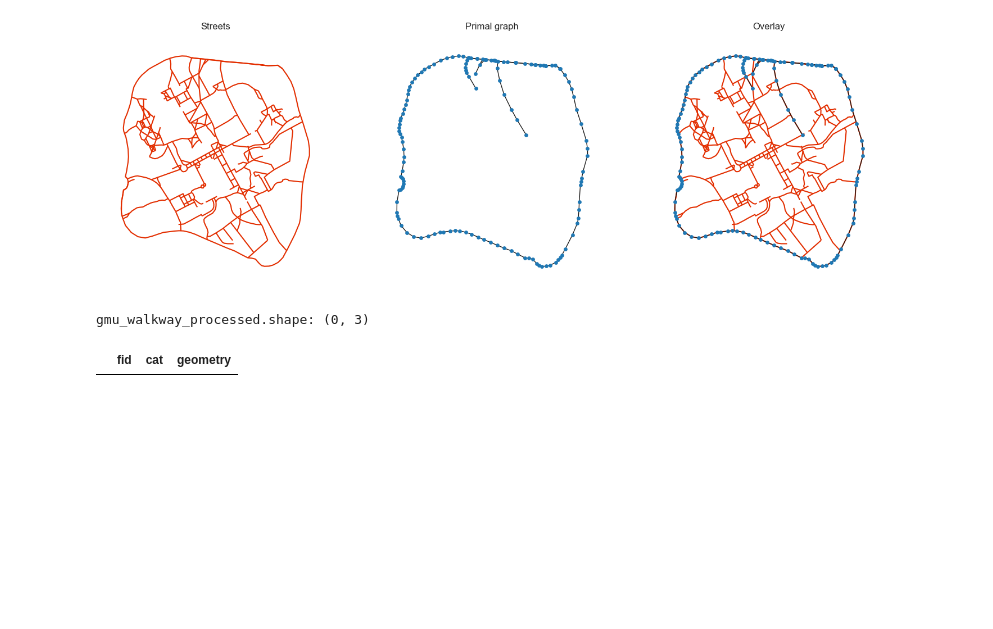
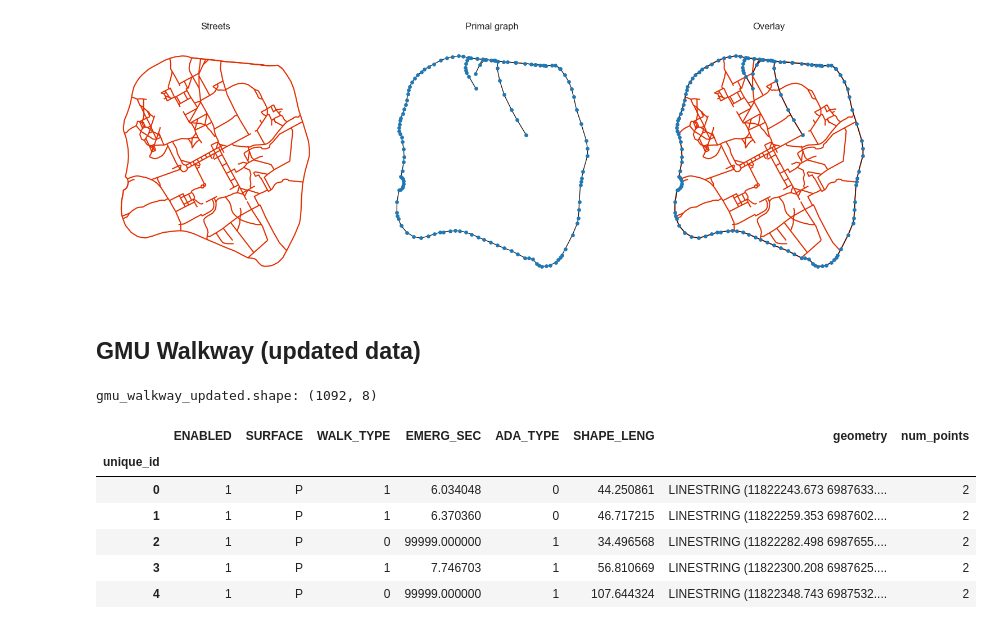
Before and after one commit to wang-boyu/agents-and-networks-in-python, a Jupyter notebook: notebooks/3.0 - Linestrings and Networks.ipynb, the cells around one changed output. Cells and saved outputs as stored; diff of their text form; code cells hidden in the pictures; blank space fills up the shorter version.

Commit message:
fix gmu walkway data

```diff
--- a/notebooks/3.0 - Linestrings and Networks.ipynb
+++ b/notebooks/3.0 - Linestrings and Networks.ipynb
@@ -259,11 +259,21 @@ gmu_walkway.plot(color='#e32e00', ax=ax[2], zorder=-1, aspect=1)
 nx.draw(gmu_walkway_network.nx_graph, {n: [n[0], n[1]] for n in list(gmu_walkway_network.nx_graph.nodes)}, ax=ax[2], node_size=15)
 # %% [output]
 [figure]
+# %% [markdown]
+## GMU Walkway (updated data)
 # %%
-gmu_walkway_processed = gpd.read_file("../data/processed/gmu/Mason_walkway_line.shp")
+gmu_walkway_updated = gpd.read_file("../data/raw/gmu/Mason_walkway_line.shp")
+gmu_walkway_updated.index.name = "unique_id"
+gmu_walkway_updated["num_points"] = gmu_walkway_updated.apply(lambda row: len(row["geometry"].coords), axis=1)
 
-print(f"gmu_walkway_processed.shape: {gmu_walkway_processed.shape}")
-gmu_walkway_processed.head()
+print(f"gmu_walkway_updated.shape: {gmu_walkway_updated.shape}")
+gmu_walkway_updated.head()
 # %% [output]
-gmu_walkway_processed.shape: (0, 3)
+gmu_walkway_updated.shape: (1092, 8)
-|  | fid | cat | geometry |
+|  | ENABLED | SURFACE | WALK_TYPE | EMERG_SEC | ADA_TYPE | SHAPE_LENG | geometry | num_points |
+| unique_id |  |  |  |  |  |  |  |  |
+| 0 | 1 | P | 1 | 6.034048 | 0 | 44.250861 | LINESTRING (11822243.673 6987633.... | 2 |
+| 1 | 1 | P | 1 | 6.370360 | 0 | 46.717215 | LINESTRING (11822259.353 6987602.... | 2 |
+| 2 | 1 | P | 0 | 99999.000000 | 1 | 34.496568 | LINESTRING (11822282.498 6987655.... | 2 |
+| 3 | 1 | P | 1 | 7.746703 | 1 | 56.810669 | LINESTRING (11822300.208 6987625.... | 2 |
+| 4 | 1 | P | 0 | 99999.000000 | 1 | 107.644324 | LINESTRING (11822348.743 6987532.... | 2 |
```
Also changed, not shown: parts of 7 cells of this notebook, 36 other files.
